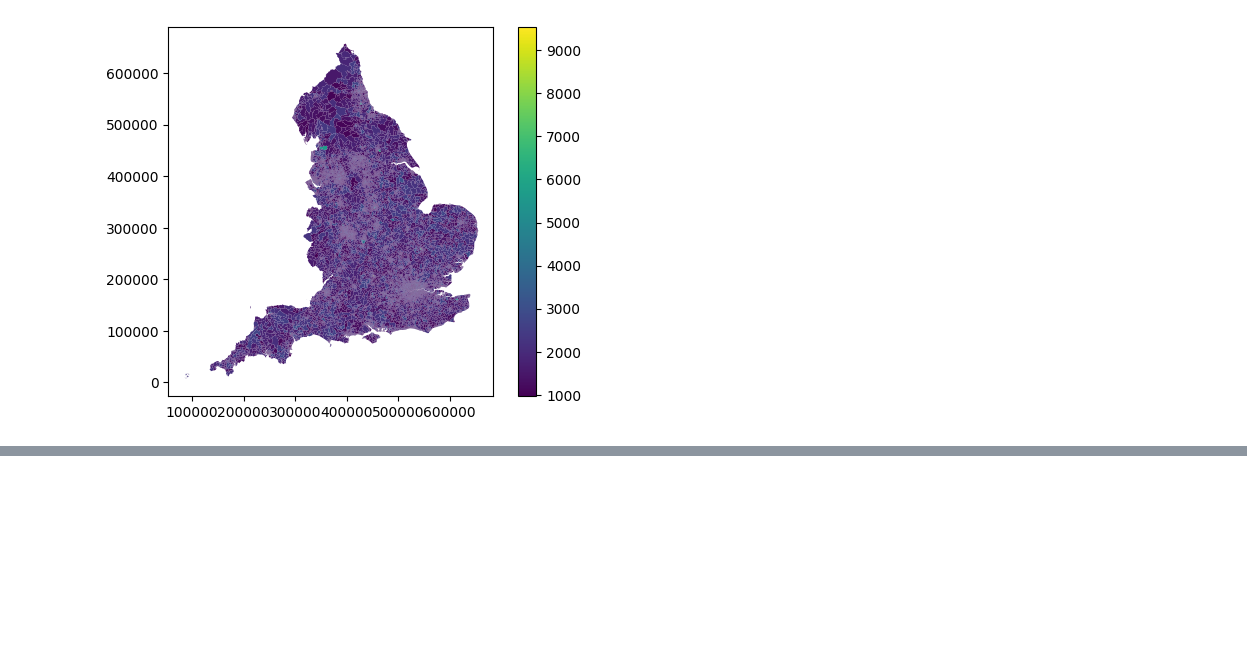
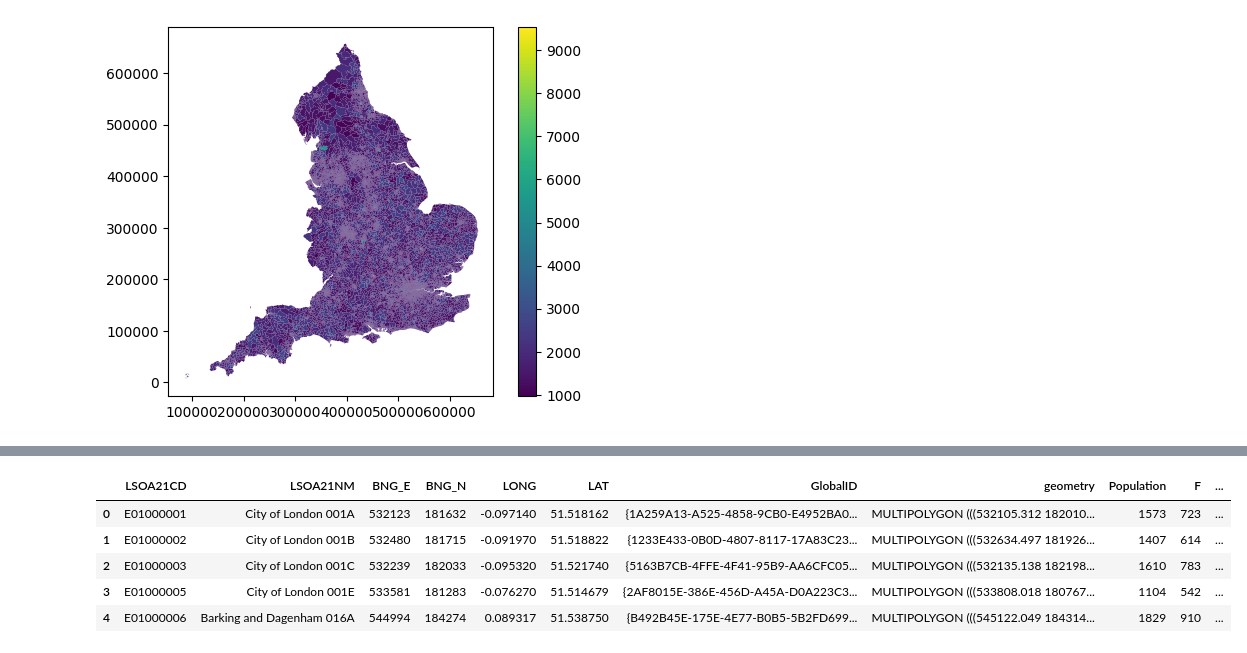
Before and after one commit to hsma-programme/h6_7c_web_apps_2, a Jupyter notebook: _source/dataset_generation/exercise_3/demand_dataset_generation.ipynb, the cells around one changed output, grey strips where cells are left out. Cells and saved outputs as stored; diff of their text form; code cells hidden in the pictures; blank space fills up the shorter version.

```diff
--- a/_source/dataset_generation/exercise_3/demand_dataset_generation.ipynb
+++ b/_source/dataset_generation/exercise_3/demand_dataset_generation.ipynb
@@ -143,0 +149,15 @@ lsoas_demand_demographics["Projected Average Daily Demand"] = (
+# %%
+lsoas_demand_demographics["Projected Average Daily Demand"] = (
+    lsoas_demand_demographics["Population"] /(random.randint(365, 395))
+    + lsoas_demand_demographics["Over 65"]/(random.randint(245, 285))
+    + lsoas_demand_demographics["Under 16"]/(random.randint(320, 340))
+    ).astype(int)
+
+lsoas_demand_demographics.head()
+# %% [output]
+|  | LSOA21CD | LSOA21NM | BNG_E | BNG_N | LONG | LAT | GlobalID | geometry | Population | F | ... |
+| 0 | E01000001 | City of London 001A | 532123 | 181632 | -0.097140 | 51.518162 | {1A259A13-A525-4858-9CB0-E4952BA0... | MULTIPOLYGON (((532105.312 182010... | 1573 | 723 | ... |
+| 1 | E01000002 | City of London 001B | 532480 | 181715 | -0.091970 | 51.518822 | {1233E433-0B0D-4807-8117-17A83C23... | MULTIPOLYGON (((532634.497 181926... | 1407 | 614 | ... |
+| 2 | E01000003 | City of London 001C | 532239 | 182033 | -0.095320 | 51.521740 | {5163B7CB-4FFE-4F41-95B9-AA6CFC05... | MULTIPOLYGON (((532135.138 182198... | 1610 | 783 | ... |
+| 3 | E01000005 | City of London 001E | 533581 | 181283 | -0.076270 | 51.514679 | {2AF8015E-386E-456D-A45A-D0A223C3... | MULTIPOLYGON (((533808.018 180767... | 1104 | 542 | ... |
+| 4 | E01000006 | Barking and Dagenham 016A | 544994 | 184274 | 0.089317 | 51.538750 | {B492B45E-175E-4E77-B0B5-5B2FD699... | MULTIPOLYGON (((545122.049 184314... | 1829 | 910 | ... |
```
Also changed, not shown: parts of 5 cells of this notebook, 2 other files.
